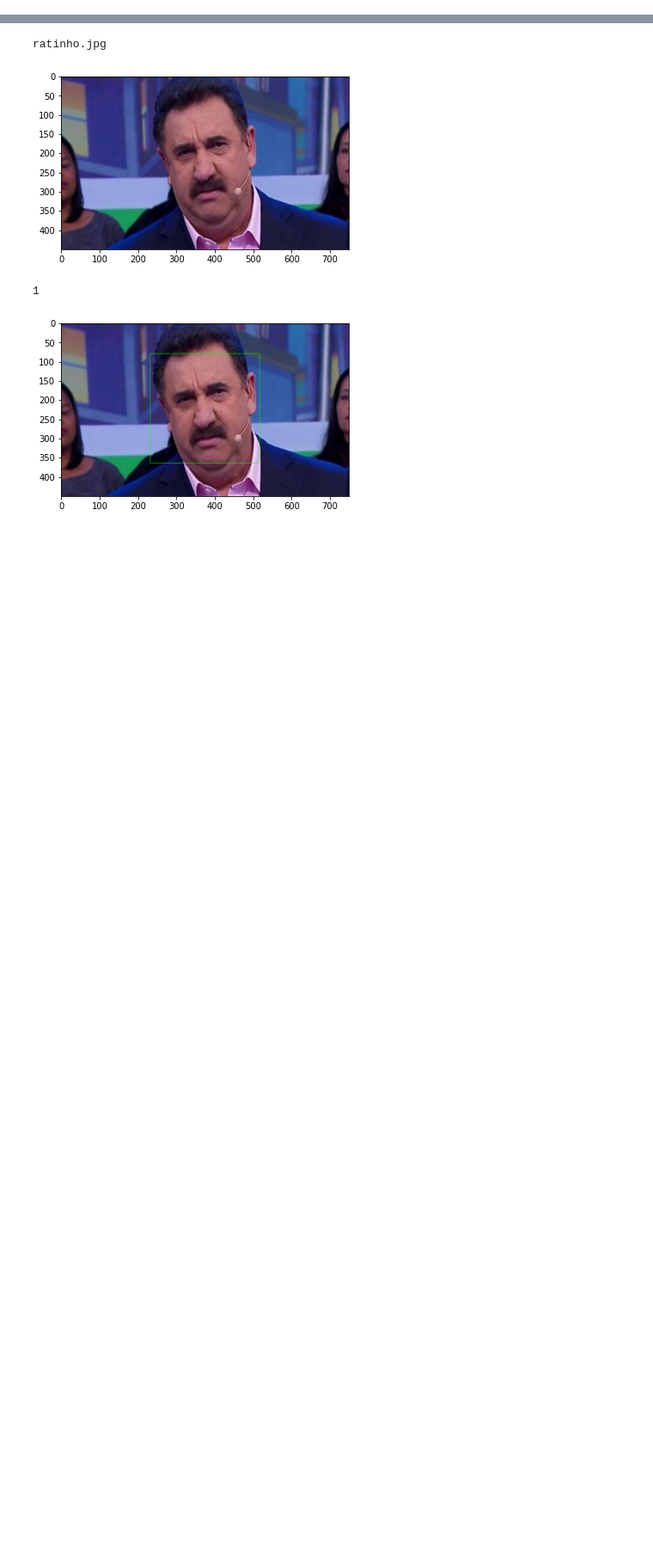
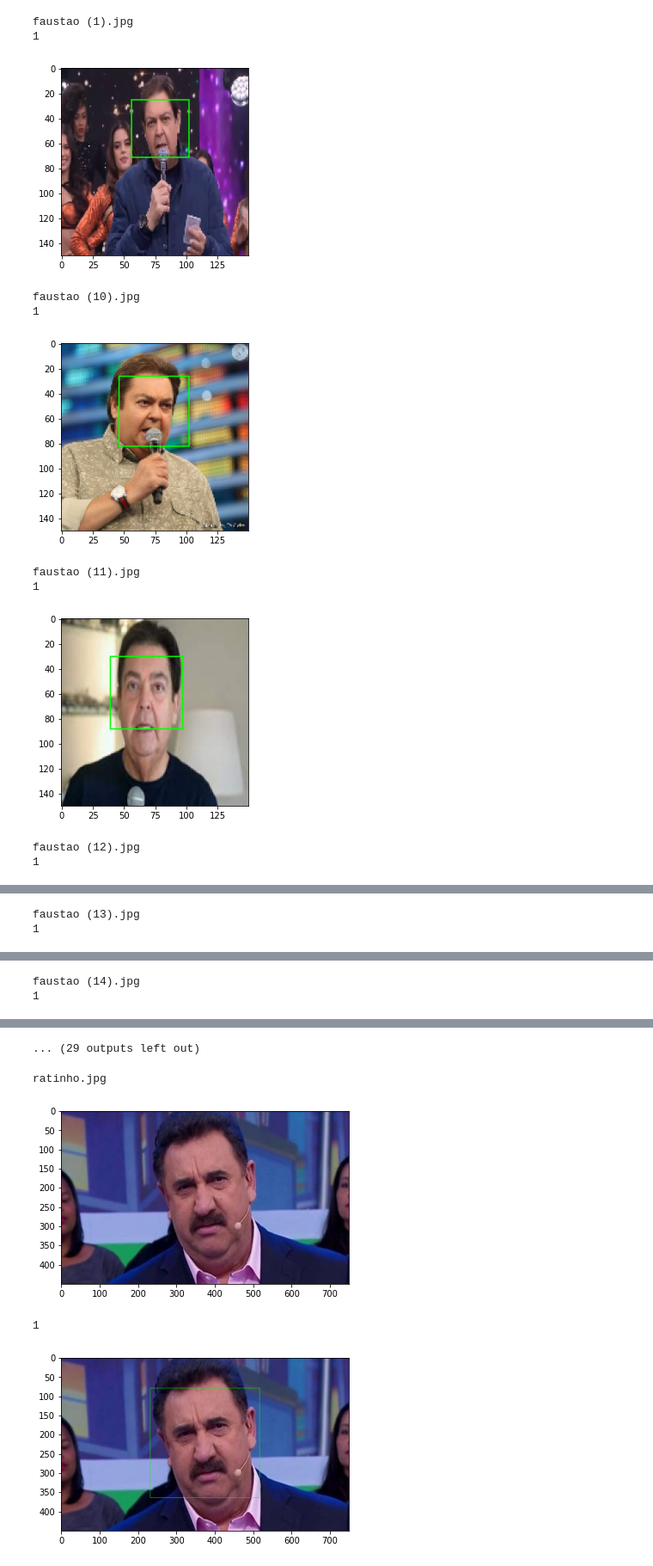
Before and after one commit to Birunda3000/Comp-cognitiva-atlantico-bootcamp, a Jupyter notebook: projeto/pdi2/preprocessamento-crop.ipynb, the cells around one changed output, grey strips where cells are left out. Shown at 86% size. Saved outputs shown, nothing was run; the diff lists cells and outputs as text; code cells hidden in the pictures; blank space fills up the shorter version.

```diff
--- a/projeto/pdi2/preprocessamento-crop.ipynb
+++ b/projeto/pdi2/preprocessamento-crop.ipynb
@@ -10,3 +12,58 @@ import cv2
 
 import pickle
 inicio = time.time()
+# %%
+face_cascade = cv2.CascadeClassifier(cv2.data.haarcascades + 'haarcascade_frontalface_default.xml')
+eyes_cascade = cv2.CascadeClassifier(cv2.data.haarcascades + 'haarcascade_eye.xml')
+# %%
+def detect_faces(img):
+
+    face_cascade = cv2.CascadeClassifier(cv2.data.haarcascades + 'haarcascade_frontalface_default.xml')
+    faces_detected = face_cascade.detectMultiScale(img, scaleFactor=1.1, minNeighbors=5)
+
+
+
+    if len(faces_detected) > 0:
+        (x, y, w, h) = faces_detected[0]
+        print(len(faces_detected))
+
+        img = cv2.rectangle(img, (x, y), (x+w, y+h), (0, 255, 0), 1)
+
+        img_rgb = cv2.cvtColor(img, cv2.COLOR_BGR2RGB)
+
+        plt.imshow(img_rgb, cmap='gray')
+        plt.show()
+    else:
+        print("Nenhuma face detectada")
+# %%
+path = "../../../_DATA_/image/face/faustao"
+lista_dir = os.listdir(path)
+i=0
+
+for img_name in lista_dir:
+    i+=1
+#   img_array = cv2.imread(os.path.join(path,img_name) ,cv2.IMREAD_GRAYSCALE)
+    img_array = cv2.imread(os.path.join(path,img_name) ,cv2.cv2.IMREAD_COLOR)
+    img_array = cv2.resize(img_array, (150, 150))
+    #img_array = cv2.cvtColor(img_array, cv2.COLOR_BGR2RGB)
+
+
+
+    print(img_name)
+
+    detect_faces(img_array)
+
+
+print(f'imgs_num: {i}')
+# %% [output]
+faustao (1).jpg
+1
+[figure, added]
+faustao (10).jpg
+1
+[figure, added]
+faustao (11).jpg
+1
+[figure, added]
+faustao (12).jpg
+1
@@ -12,0 +71,2 @@ inicio = time.time()
+faustao (13).jpg
+1
@@ -12,0 +74,2 @@ inicio = time.time()
+faustao (14).jpg
+1
@@ -13,3 +77,4 @@ inicio = time.time()
+... (29 outputs left out)
 # %%
 #DATADIR = r"..\..\..\_DATA_\image\face\faustao\faustao.jpg"
 DATADIR = "ratinho.jpg"
```
Also changed, not shown: parts of 2 cells of this notebook, 4 other files.
